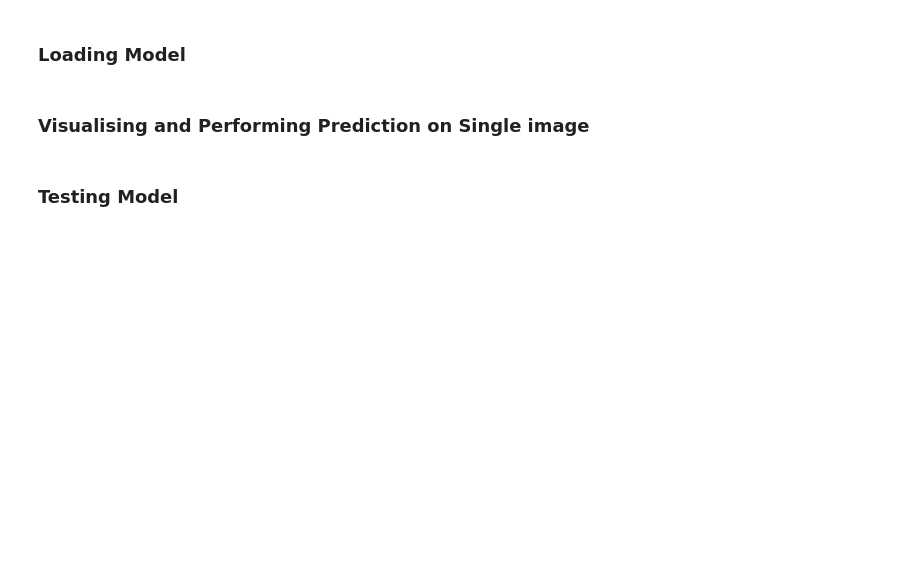
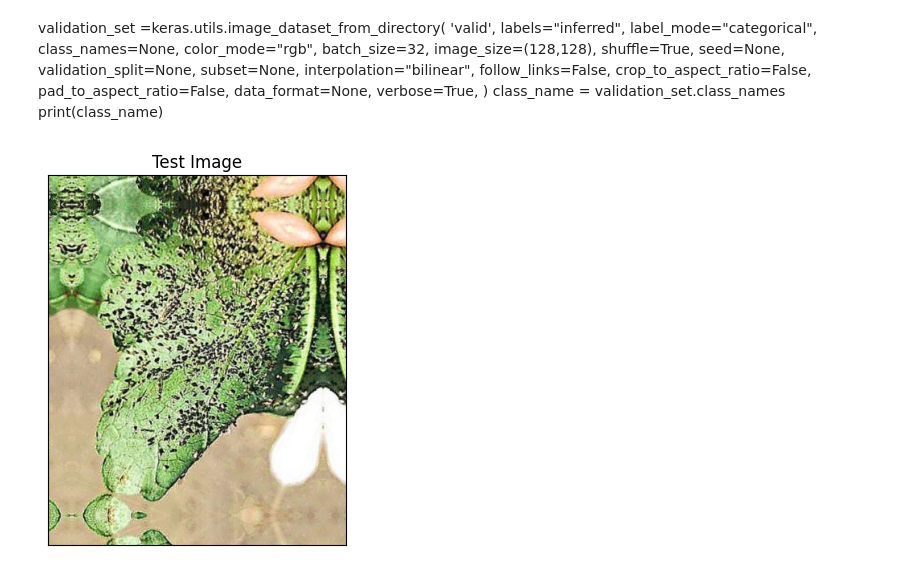
Before and after one commit to atif0911/Strawhats, a Jupyter notebook: Test_Plant_Diseases.ipynb, the cells around one changed output. Cells and saved outputs as stored; diff of their text form; code cells hidden in the pictures; blank space fills up the shorter version.

```diff
--- a/Test_Plant_Diseases.ipynb
+++ b/Test_Plant_Diseases.ipynb
@@ -29,2 +7,22 @@ print(class_name)
-# %% [markdown]
-### Loading Model
+# %% [markdown]
+validation_set =keras.utils.image_dataset_from_directory(
+    'valid',
+    labels="inferred",
+    label_mode="categorical",
+    class_names=None,
+    color_mode="rgb",
+    batch_size=32,
+    image_size=(128,128),
+    shuffle=True,
+    seed=None,
+    validation_split=None,
+    subset=None,
+    interpolation="bilinear",
+    follow_links=False,
+    crop_to_aspect_ratio=False,
+    pad_to_aspect_ratio=False,
+    data_format=None,
+    verbose=True,
+)
+class_name = validation_set.class_names
+print(class_name)
@@ -33,18 +33,16 @@ cnn = tf.keras.models.load_model('Pretrained_trained.keras')
-# %% [markdown]
-### Visualising and Performing Prediction on Single image
 # %%
 #Test Image Visualization
 import cv2
-image_path = 'test/Corn_Healthy/healthy (1).jpg'
+image_path = '/Users/aranyabasu/Jupyter folder/test/Cotton_Aphids/aphids (9).jpg'
 # Reading an image in default mode
 img = cv2.imread(image_path)
 img = cv2.cvtColor(img,cv2.COLOR_BGR2RGB) #Converting BGR to RGB
 # Displaying the image
 plt.imshow(img)
 plt.title('Test Image')
 plt.xticks([])
 plt.yticks([])
 plt.show()
+# %% [output]
+[figure, added]
-# %% [markdown]
-### Testing Model
 # %%
```
Also changed, not shown: parts of 11 cells of this notebook.
